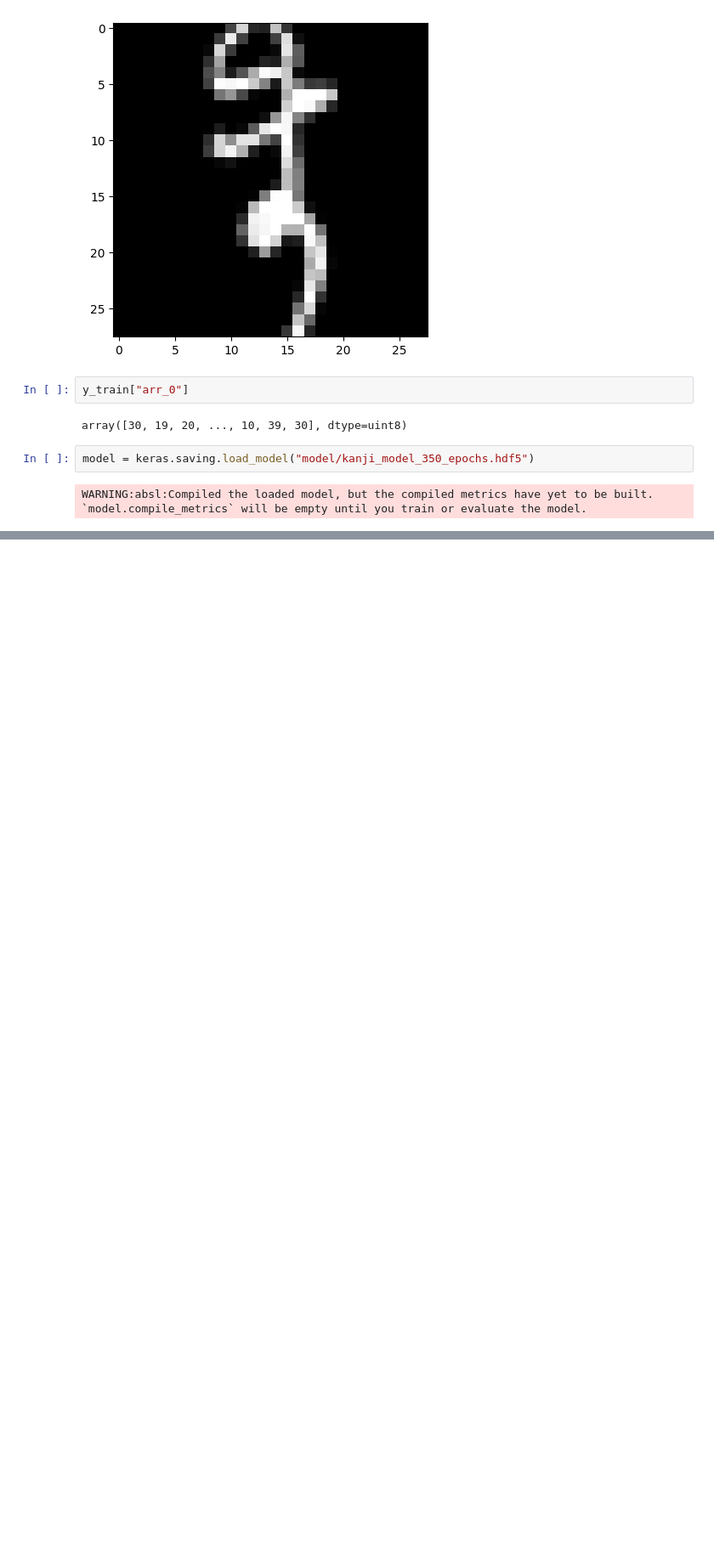
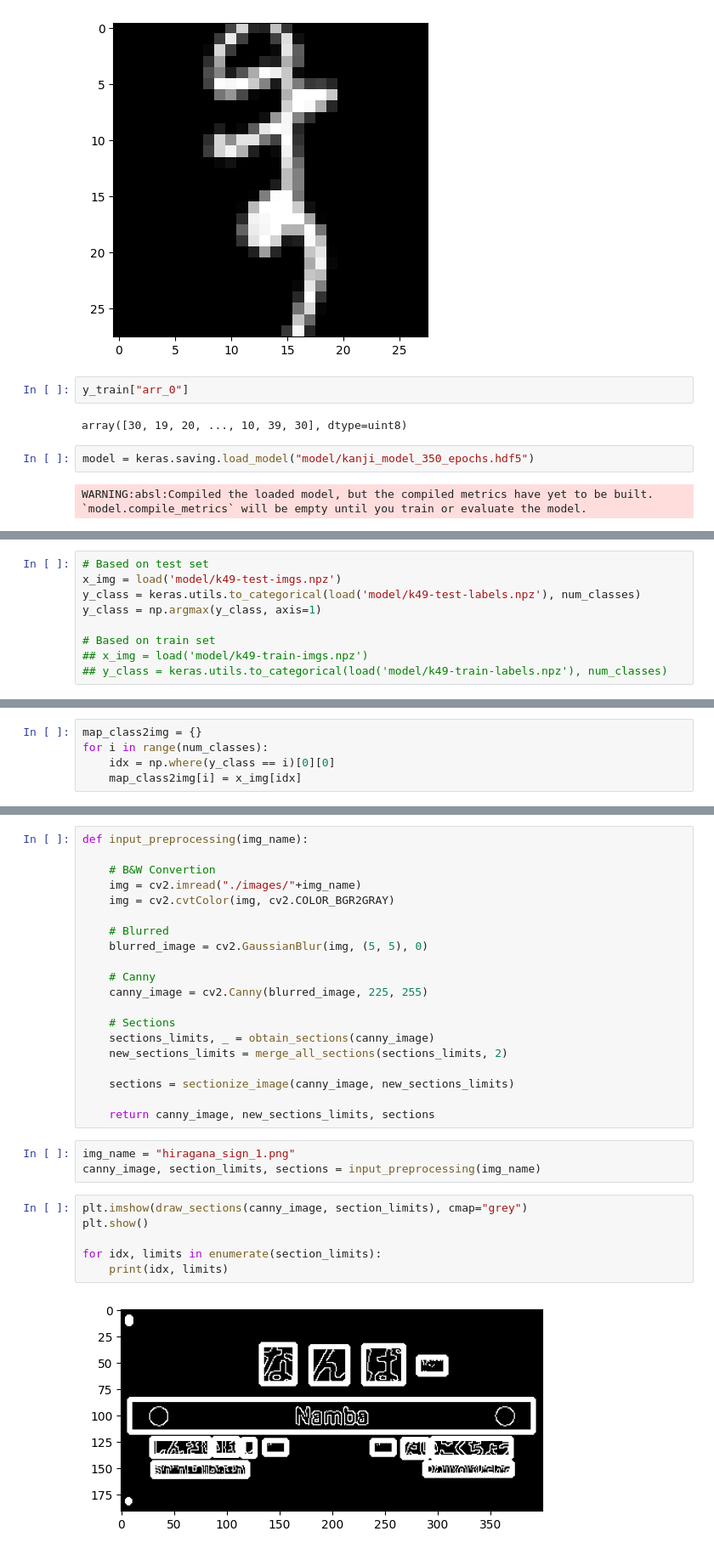
Before and after one commit to prausela/image-processing, a Jupyter notebook: tp_final/predict.ipynb, the cells around one changed output, grey strips where cells are left out. Shown: that part at 85% size. Saved outputs shown, nothing was run; the diff lists cells and outputs as text; blank space fills up the shorter version.

```diff
--- a/tp_final/predict.ipynb
+++ b/tp_final/predict.ipynb
@@ -33,0 +34,9 @@ model.predict()
+# %%
+# Based on test set
+x_img = load('model/k49-test-imgs.npz')
+y_class = keras.utils.to_categorical(load('model/k49-test-labels.npz'), num_classes)
+y_class = np.argmax(y_class, axis=1)
+
+# Based on train set
+## x_img = load('model/k49-train-imgs.npz')
+## y_class = keras.utils.to_categorical(load('model/k49-train-labels.npz'), num_classes)
@@ -33,0 +49,5 @@ model.predict()
+# %%
+map_class2img = {}
+for i in range(num_classes):
+    idx = np.where(y_class == i)[0][0]
+    map_class2img[i] = x_img[idx]
@@ -33,0 +63,31 @@ model.predict()
+# %%
+def input_preprocessing(img_name):
+
+    # B&W Convertion
+    img = cv2.imread("./images/"+img_name)
+    img = cv2.cvtColor(img, cv2.COLOR_BGR2GRAY)
+
+    # Blurred
+    blurred_image = cv2.GaussianBlur(img, (5, 5), 0)
+
+    # Canny
+    canny_image = cv2.Canny(blurred_image, 225, 255)
+
+    # Sections
+    sections_limits, _ = obtain_sections(canny_image)
+    new_sections_limits = merge_all_sections(sections_limits, 2)
+
+    sections = sectionize_image(canny_image, new_sections_limits)
+
+    return canny_image, new_sections_limits, sections
+# %%
+img_name = "hiragana_sign_1.png"
+canny_image, section_limits, sections = input_preprocessing(img_name)
+# %%
+plt.imshow(draw_sections(canny_image, section_limits), cmap="grey")
+plt.show()
+
+for idx, limits in enumerate(section_limits):
+    print(idx, limits)
+# %% [output]
+[figure, added]
```
Also changed, not shown: parts of 17 cells of this notebook.
